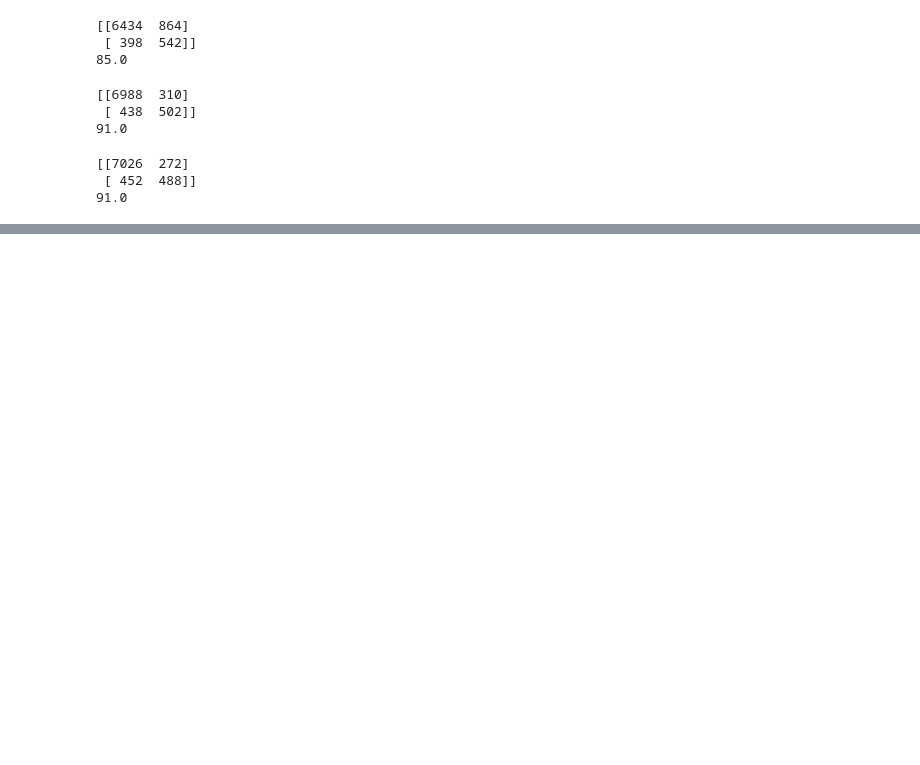
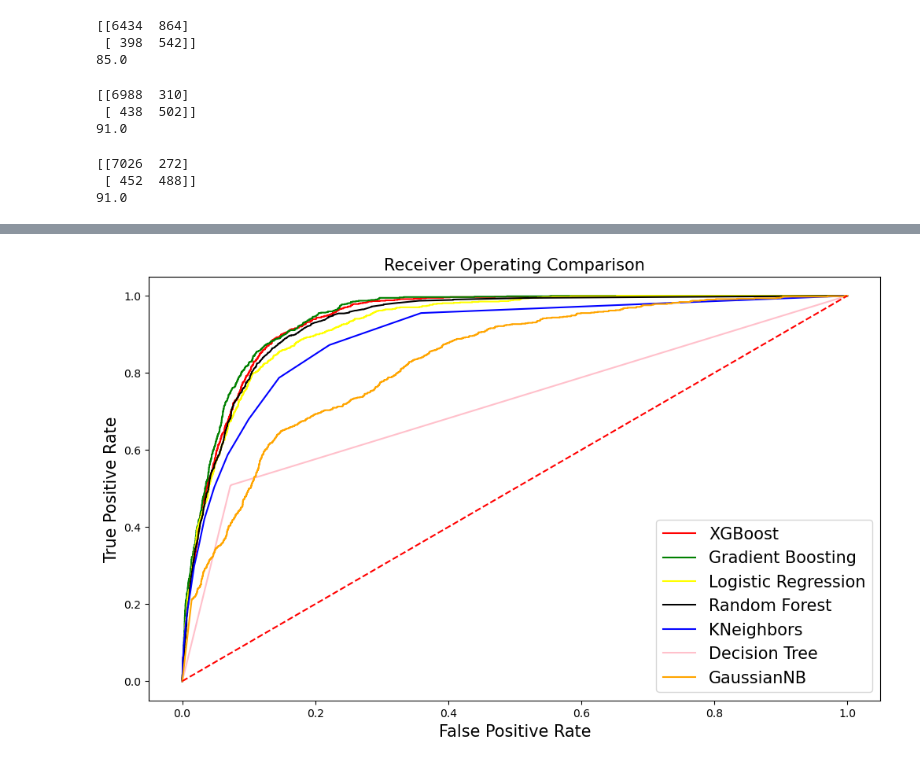
Before and after one commit to phamvanhoang9/machine_learning-studying, a Jupyter notebook: ml/banking_marketing.ipynb, the cells around one changed output, grey strips where cells are left out. Drawn from its saved outputs; the diff is of its cells as text; code cells hidden in the pictures; blank space fills up the shorter version.

```diff
--- a/ml/banking_marketing.ipynb
+++ b/ml/banking_marketing.ipynb
@@ -786,0 +818,60 @@ models.sort_values(by='Score', ascending=False)
+# %%
+fig, ax = plt.subplots(figsize=(12,7))
+
+probs1 = xgb.predict_proba(X_test) # probs contains the probability of being 0 (first column of array) vs 1 (2nd column of array)
+preds1 = probs1[:,1]
+fprxgb, tprxgb, thresholdxgb = metrics.roc_curve(y_test, preds1)
+roc_aucxgb = metrics.auc(fprxgb, tprxgb)
+
+probs2 = gbk.predict_proba(X_test)
+preds2 = probs2[:, 1]
+fprgbk, tprgbk, thresholdgbk = metrics.roc_curve(y_test, preds2)
+roc_aucgbk = metrics.auc(fprgbk, tprgbk)
+
+probs3 = logmodel.predict_proba(X_test)
+preds3 = probs3[:,1]
+fprlog, tprlog, thresholdlog = metrics.roc_curve(y_test,preds3)
+roc_auclog = metrics.auc(fprlog, tprlog)
+
+probs4 = rfc.predict_proba(X_test)
+preds4 = probs4[:,1]
+fprrfc, tprrfc, thresholdrfc = metrics.roc_curve(y_test, preds4)
+roc_aucrfc = metrics.auc(fprrfc, tprrfc)
+
+probs5 = knn.predict_proba(X_test)
+preds5 = probs5[:,1]
+fprknn, tprknn, thresholdknn = metrics.roc_curve(y_test, preds5)
+roc_aucknn = metrics.auc(fprknn, tprknn)
+
+probs6 = dtree.predict_proba(X_test)
+preds6 = probs6[:,1]
+fprdtree, tprdtree, thresholddtree = metrics.roc_curve(y_test, preds6)
+roc_aucdtree = metrics.auc(fprdtree, tprdtree)
+
+# probs7 = svc.predict_proba(X_test)
+# preds7 = probs7[:,1]
+# fprsvc, tprsvc, thresholdsvc = metrics.roc_curve(y_test, preds7)
+# roc_aucsvc = metrics.auc(fprsvc, tprsvc)
+
+probs8 = gaussiannb.predict_proba(X_test)
+preds8 = probs8[:,1]
+fprgau, tprgau, thresholdgau = metrics.roc_curve(y_test, preds8)
+roc_aucgau = metrics.auc(fprgau, tprgau)
+
+ax.plot(fprxgb, tprxgb, label = 'XGBoost', color='red')
+ax.plot(fprgbk, tprgbk, label = 'Gradient Boosting', color='green')
+ax.plot(fprlog, tprlog, label = 'Logistic Regression', color='yellow')
+ax.plot(fprrfc, tprrfc, label = 'Random Forest', color='black')
+ax.plot(fprknn, tprknn, label = 'KNeighbors', color='blue')
+ax.plot(fprdtree, tprdtree, label = 'Decision Tree', color='pink')
+# ax.plot(fprsvc, tprsvc, 'b', label = 'SVC', color='grey')
+ax.plot(fprgau, tprgau, label = 'GaussianNB', color='orange')
+ax.set_title('Receiver Operating Comparison', fontsize=15)
+ax.set_ylabel('True Positive Rate', fontsize=15)
+ax.set_xlabel('False Positive Rate', fontsize=15)
+ax.plot([0, 1], [0, 1], 'r--')
+ax.legend(loc='lower right', prop={'size': 15})
+
+plt.show();
+# %% [output]
+[figure, added]
```
Also changed, not shown: parts of 8 cells of this notebook.
